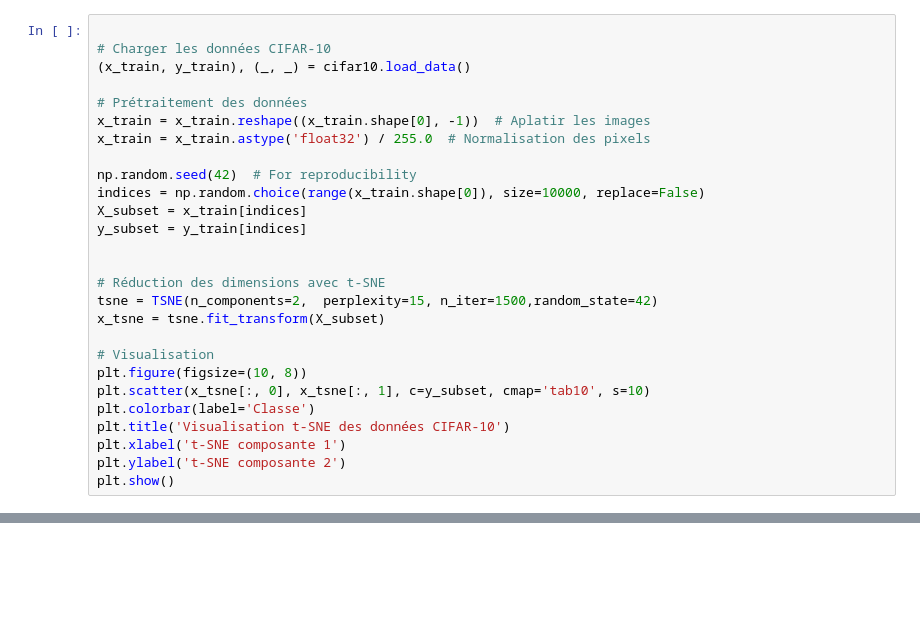
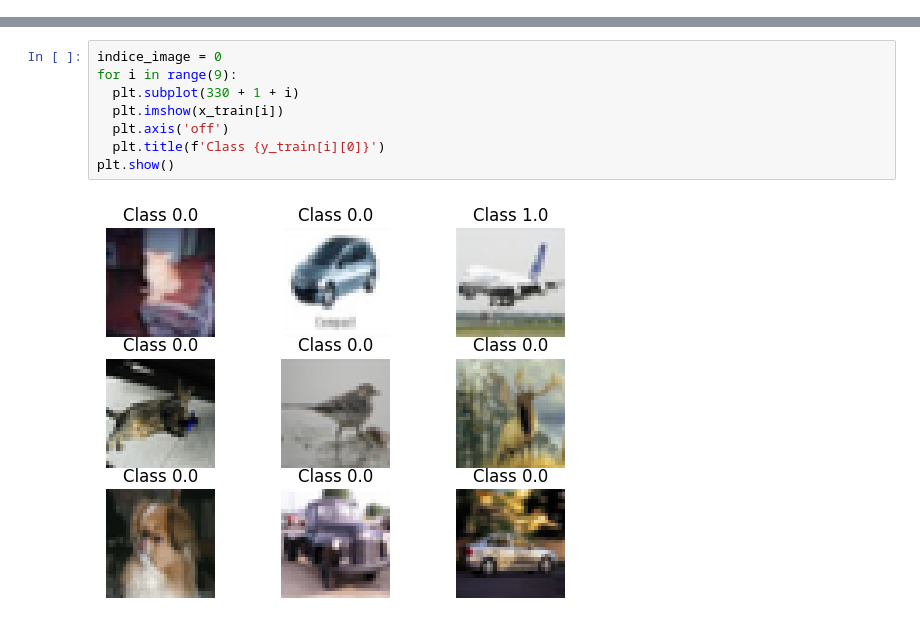
Before and after one commit to Vilmo18/computer_vision, a Jupyter notebook: carre_assignment1.ipynb, the cells around one changed output, grey strips where cells are left out. Drawn from its saved outputs; the diff is of its cells as text; blank space fills up the shorter version.

```diff
--- a/carre_assignment1.ipynb
+++ b/carre_assignment1.ipynb
@@ -28,27 +27,0 @@ plt.show()
-# %%
-
-# Charger les données CIFAR-10
-(x_train, y_train), (_, _) = cifar10.load_data()
-
-# Prétraitement des données
-x_train = x_train.reshape((x_train.shape[0], -1))  # Aplatir les images
-x_train = x_train.astype('float32') / 255.0  # Normalisation des pixels
-
-np.random.seed(42)  # For reproducibility
-indices = np.random.choice(range(x_train.shape[0]), size=10000, replace=False)
-X_subset = x_train[indices]
-y_subset = y_train[indices]
-
-
-# Réduction des dimensions avec t-SNE
-tsne = TSNE(n_components=2,  perplexity=15, n_iter=1500,random_state=42)
-x_tsne = tsne.fit_transform(X_subset)
-
-# Visualisation
-plt.figure(figsize=(10, 8))
-plt.scatter(x_tsne[:, 0], x_tsne[:, 1], c=y_subset, cmap='tab10', s=10)
-plt.colorbar(label='Classe')
-plt.title('Visualisation t-SNE des données CIFAR-10')
-plt.xlabel('t-SNE composante 1')
-plt.ylabel('t-SNE composante 2')
-plt.show()
@@ -54,0 +39,10 @@ plt.show()
+# %%
+indice_image = 0
+for i in range(9):
+  plt.subplot(330 + 1 + i)
+  plt.imshow(x_train[i])
+  plt.axis('off')
+  plt.title(f'Class {y_train[i][0]}')
+plt.show()
+# %% [output]
+[figure, added]
```
Also changed, not shown: parts of 13 cells of this notebook.
